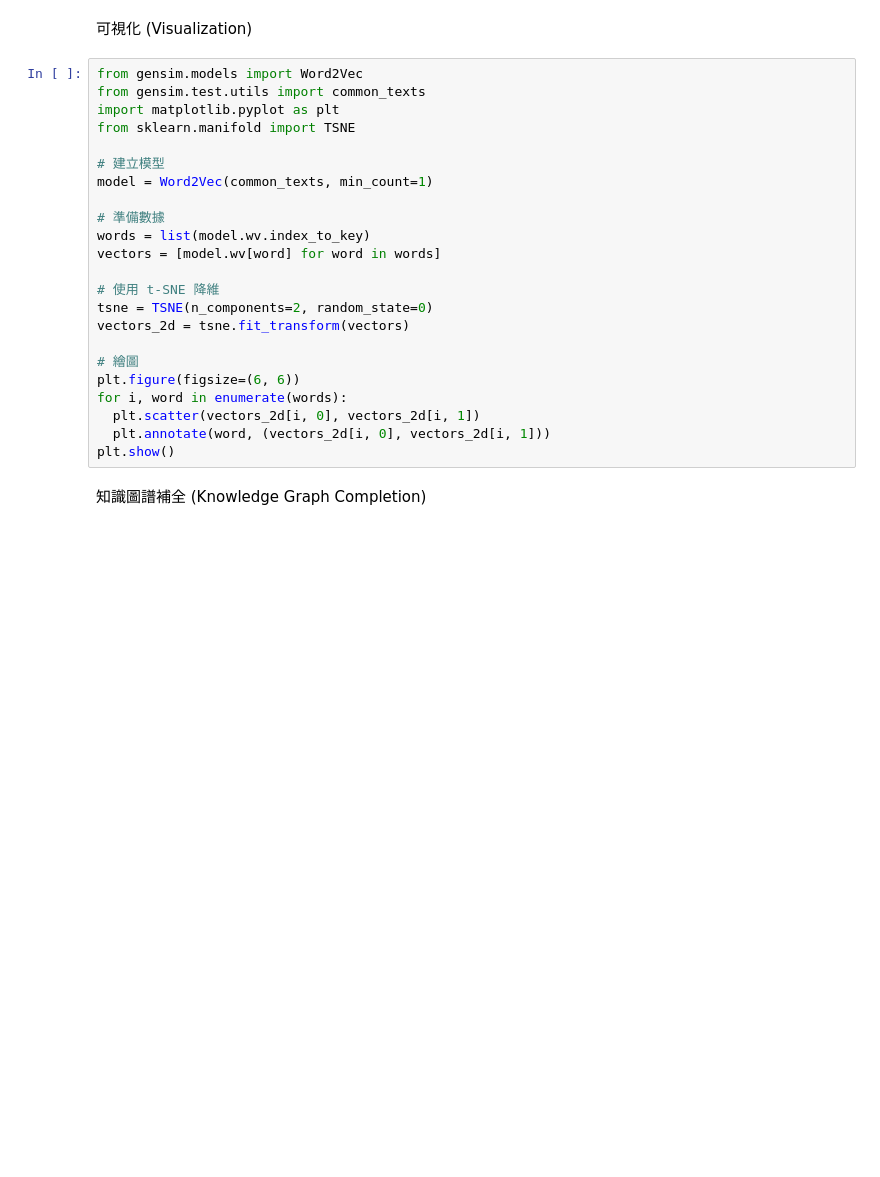
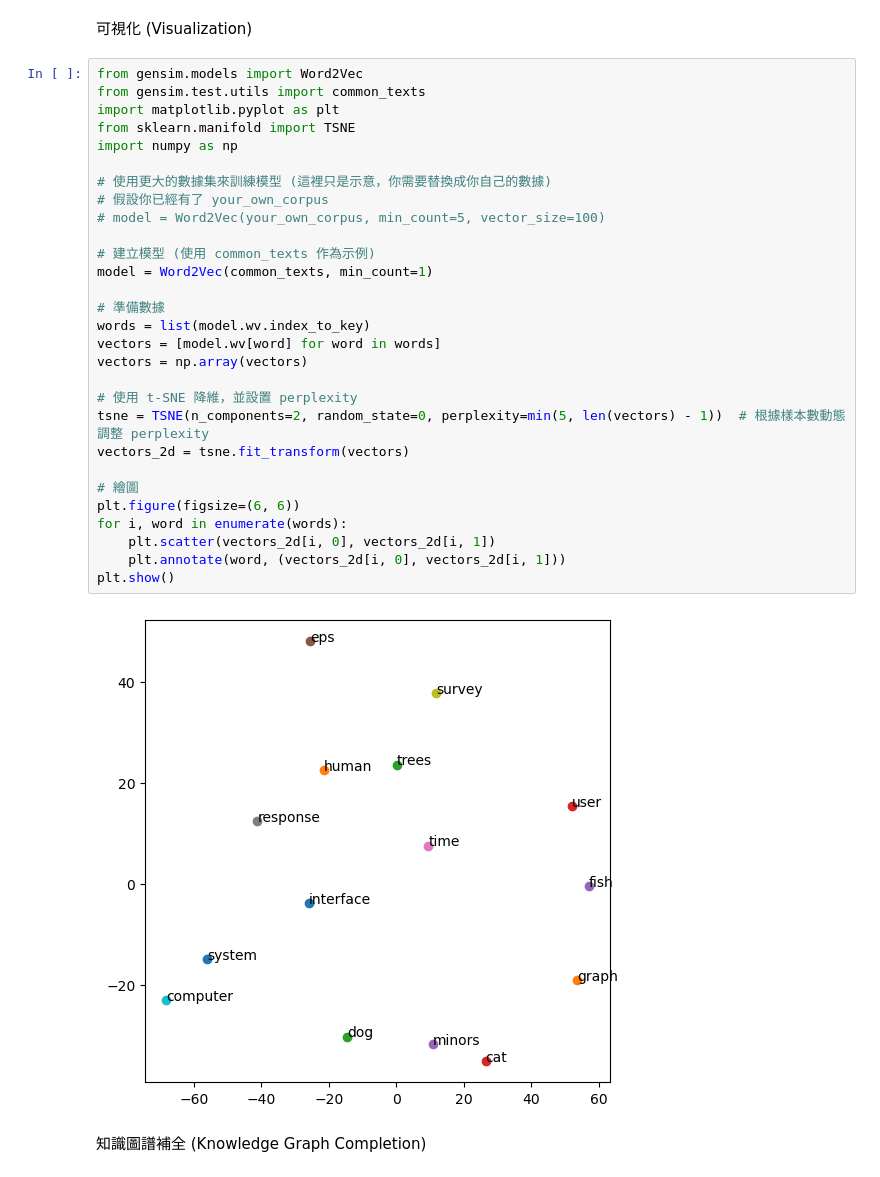
Before and after one commit to PenziSu/word2vec_practise, a Jupyter notebook: gensim_test.ipynb, the cells around one changed output. Drawn from its saved outputs; the diff is of its cells as text; blank space fills up the shorter version.

```diff
--- a/gensim_test.ipynb
+++ b/gensim_test.ipynb
@@ -115,26 +117,34 @@ else:
 # %%
 from gensim.models import Word2Vec
 from gensim.test.utils import common_texts
 import matplotlib.pyplot as plt
 from sklearn.manifold import TSNE
+import numpy as np
 
-# 建立模型
+# 使用更大的數據集來訓練模型 (這裡只是示意，你需要替換成你自己的數據)
+# 假設你已經有了 your_own_corpus
+# model = Word2Vec(your_own_corpus, min_count=5, vector_size=100)
+
+# 建立模型 (使用 common_texts 作為示例)
 model = Word2Vec(common_texts, min_count=1)
 
 # 準備數據
 words = list(model.wv.index_to_key)
 vectors = [model.wv[word] for word in words]
+vectors = np.array(vectors)
 
-# 使用 t-SNE 降維
-tsne = TSNE(n_components=2, random_state=0)
+# 使用 t-SNE 降維，並設置 perplexity
+tsne = TSNE(n_components=2, random_state=0, perplexity=min(5, len(vectors) - 1))  # 根據樣本數動態調整 perplexity
 vectors_2d = tsne.fit_transform(vectors)
 
 # 繪圖
 plt.figure(figsize=(6, 6))
 for i, word in enumerate(words):
-  plt.scatter(vectors_2d[i, 0], vectors_2d[i, 1])
-  plt.annotate(word, (vectors_2d[i, 0], vectors_2d[i, 1]))
+    plt.scatter(vectors_2d[i, 0], vectors_2d[i, 1])
+    plt.annotate(word, (vectors_2d[i, 0], vectors_2d[i, 1]))
 plt.show()
+# %% [output]
+[figure, added]
 # %% [markdown]
 知識圖譜補全 (Knowledge Graph Completion)
 # %%
```
Also changed, not shown: parts of 2 cells of this notebook.
